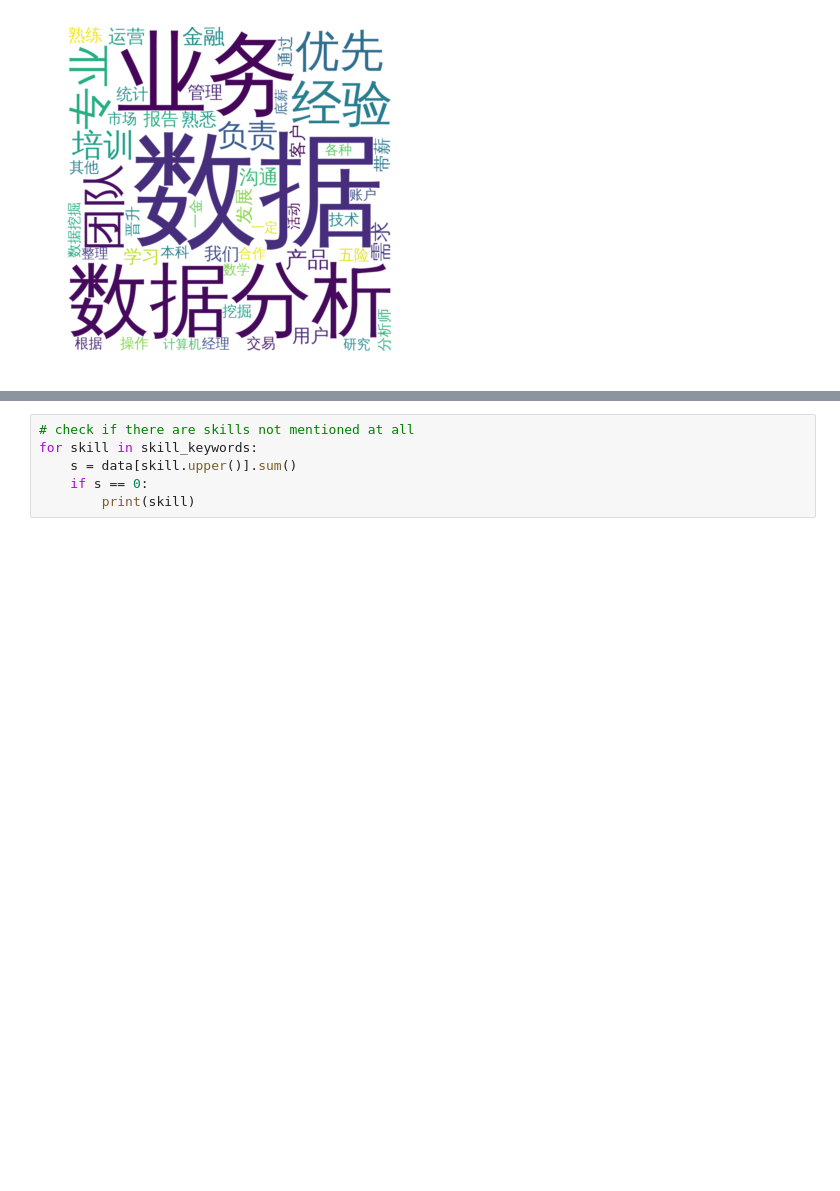
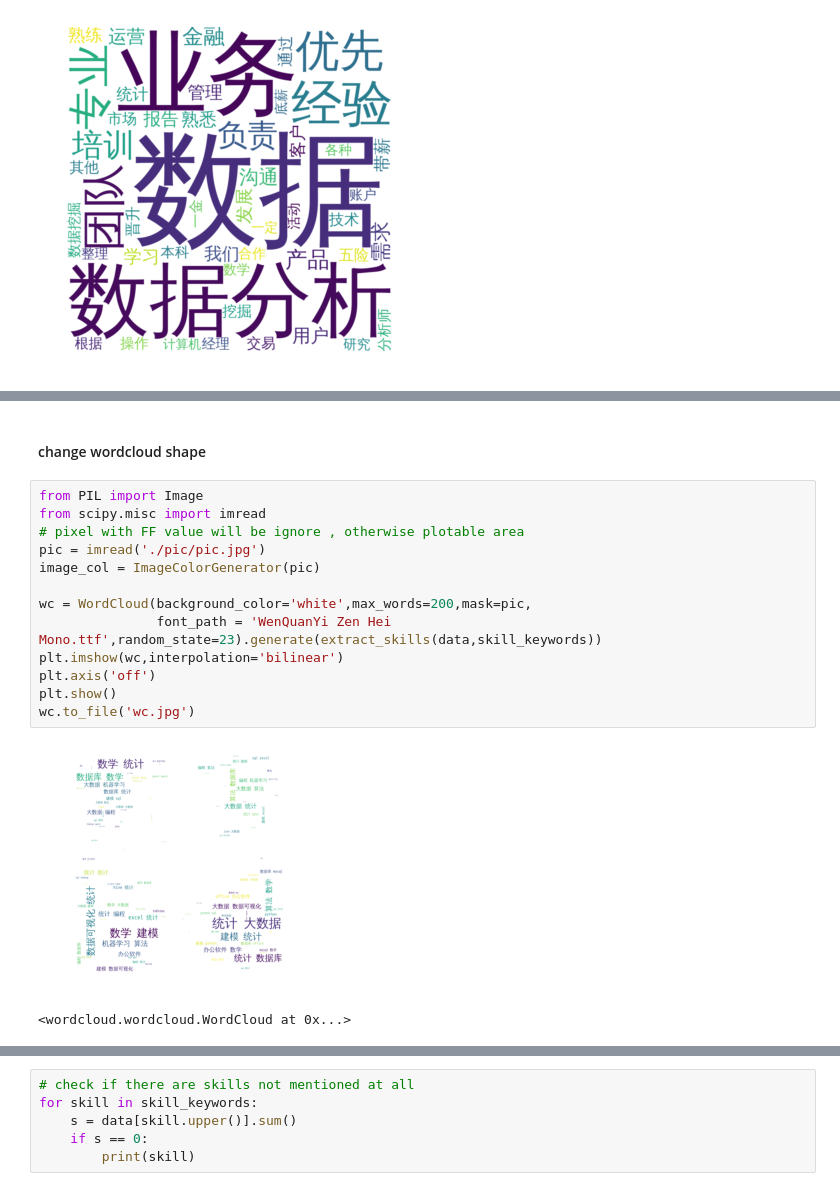
Before and after one commit to JIANGWQ2017/web-scraping, a Jupyter notebook: zhaopin/analysis/main.ipynb, the cells around one changed output, grey strips where cells are left out. Cells and saved outputs as stored; diff of their text form; blank space fills up the shorter version.

```diff
--- a/zhaopin/analysis/main.ipynb
+++ b/zhaopin/analysis/main.ipynb
@@ -241 +252,19 @@ plot_wordcloud(extract_skills(data,skill_keywords))
+# %% [markdown]
+#### change wordcloud shape
+# %%
+from PIL import Image
+from scipy.misc import imread
+# pixel with FF value will be ignore , otherwise plotable area
+pic = imread('./pic/pic.jpg')
+image_col = ImageColorGenerator(pic)
+
+wc = WordCloud(background_color='white',max_words=200,mask=pic,
+               font_path = 'WenQuanYi Zen Hei Mono.ttf',random_state=23).generate(extract_skills(data,skill_keywords))
+plt.imshow(wc,interpolation='bilinear')
+plt.axis('off')
+plt.show()
+wc.to_file('wc.jpg')
+# %% [output]
+[figure, added]
+<wordcloud.wordcloud.WordCloud at 0x...>
 # %%
```
Also changed, not shown: parts of 36 cells of this notebook, 17 other files.
